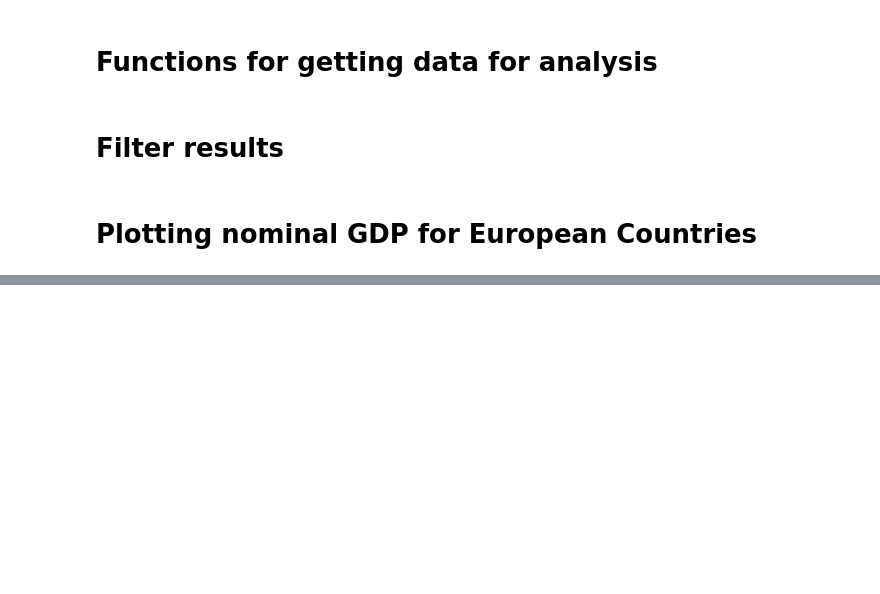
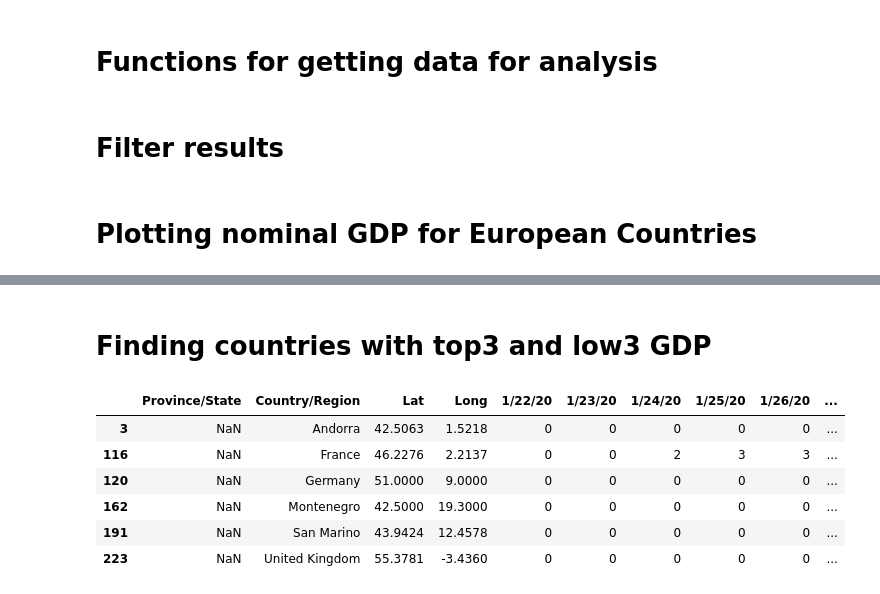
Before and after one commit to oracky/Corona-virus-Europe-analysis, a Jupyter notebook: Corona_virus_in_Europe.ipynb, the cells around one changed output, grey strips where cells are left out. Cells and saved outputs as stored; diff of their text form; code cells hidden in the pictures; blank space fills up the shorter version.

```diff
--- a/Corona_virus_in_Europe.ipynb
+++ b/Corona_virus_in_Europe.ipynb
@@ -48,8 +51,14 @@ def get_confirmed_recoveries():
 # Filter results
 # %%
 def filter_overseas(countries):
-  return countries[countries["Province/State"].isnull()]
+    """
+    :param countries: DataFrame with virus cases
+    """
+    return countries[countries["Province/State"].isnull()]
 # %%
 def select_only_europe(countries):
-  countries = filter_overseas(countries)
-  return countries[countries["Country/Region"].isin(get_europe_countries())]
+    """
+    :param countries: DataFrame with virus cases
+    """
+    countries = filter_overseas(countries)
+    return countries[countries["Country/Region"].isin(get_europe_countries())]
@@ -81,3 +106,27 @@ fig.update_layout(
 fig.show()
 # %% [output]
 [interactive output not drawn]
+# %% [markdown]
+# Finding countries with top3 and low3 GDP
+# %%
+conf_cases = get_confirmed_cases()
+europe_countries_cases = select_only_europe(conf_cases)
+
+gdp = get_country_gdp()
+gdp = gdp.sort_values(by='GDP2019')
+ctr = gdp.head(3)
+low3 = gdp.tail(3)
+ctr = ctr.append(low3,ignore_index=True)
+intr_ctr = ctr['Country'].values.tolist()
+
+europe_countries_cases = europe_countries_cases[europe_countries_cases
+                                              ['Country/Region'].isin(intr_ctr)]
+europe_countries_cases
+# %% [output]
+|  | Province/State | Country/Region | Lat | Long | 1/22/20 | 1/23/20 | 1/24/20 | 1/25/20 | 1/26/20 | ... |
+| 3 | NaN | Andorra | 42.5063 | 1.5218 | 0 | 0 | 0 | 0 | 0 | ... |
+| 116 | NaN | France | 46.2276 | 2.2137 | 0 | 0 | 2 | 3 | 3 | ... |
+| 120 | NaN | Germany | 51.0000 | 9.0000 | 0 | 0 | 0 | 0 | 0 | ... |
+| 162 | NaN | Montenegro | 42.5000 | 19.3000 | 0 | 0 | 0 | 0 | 0 | ... |
+| 191 | NaN | San Marino | 43.9424 | 12.4578 | 0 | 0 | 0 | 0 | 0 | ... |
+| 223 | NaN | United Kingdom | 55.3781 | -3.4360 | 0 | 0 | 0 | 0 | 0 | ... |
```
Also changed, not shown: parts of 11 cells of this notebook.
